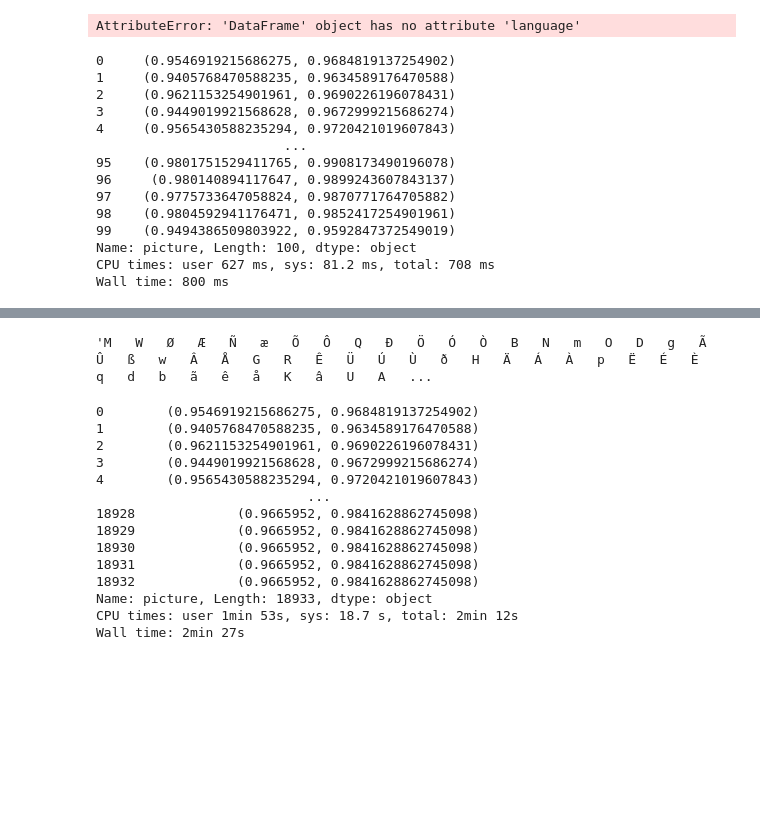
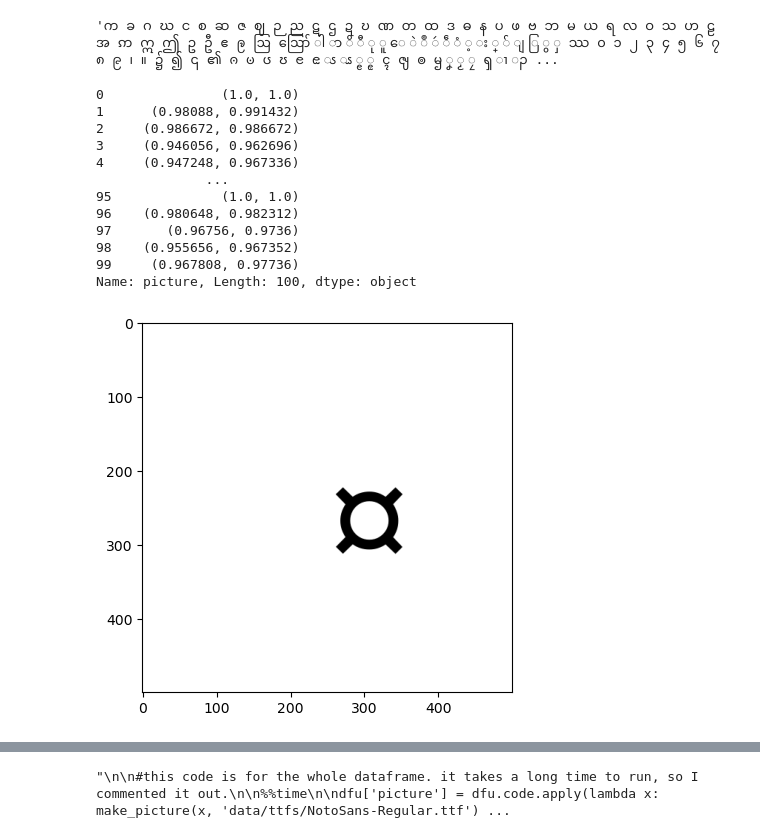
Before and after one commit to mccsandora/alphabet_complexity, a Jupyter notebook: mccullen/demo.ipynb, the cells around one changed output, grey strips where cells are left out. Drawn from its saved outputs; the diff is of its cells as text; code cells hidden in the pictures; blank space fills up the shorter version.

```diff
--- a/mccullen/demo.ipynb
+++ b/mccullen/demo.ipynb
@@ -13,3 +9,5 @@ from scipy.ndimage import maximum_filter
 # %%
-dfu = make_dfu()
+df_unicode = create_df_unicode()
+
+df_unicode
 # %% [output]
@@ -36,4 +27,4 @@ Final df has 18933 characters from 102 different scripts.
 # %%
-#dfu=df_unicode[df_unicode.code.apply(code_type)=='Writing Symbol'].reset_index(drop=True)
-#dfu['language'] = dfu.note.apply(get_language)
-#dfu.language.value_counts()
+dfu=df_unicode[df_unicode.code.apply(code_type)=='Writing Symbol'].reset_index(drop=True)
+dfu['language'] = dfu.note.apply(get_language)
+dfu.language.value_counts()
@@ -42,31 +46,36 @@ Final df has 18933 characters from 102 different scripts.
     #print(i)
     #print(' '.join([u(k) for k in dfu[dfu.language==i].code]))
 # %%
-#' '.join(dfu[dfu.language=='MYANMAR'].rep)
+' '.join(dfu[dfu.language=='MYANMAR'].rep)
 # %% [output]
-AttributeError: 'DataFrame' object has no attribute 'language'
+'က ခ ဂ ဃ င စ ဆ ဇ ဈ ဉ ည ဋ ဌ ဍ ဎ ဏ တ ထ ဒ ဓ န ပ ဖ ဗ ဘ မ ယ ရ လ ဝ သ ဟ ဠ အ ဢ ဣ ဤ ဥ ဦ ဧ ဨ ဩ ဪ ါ ာ ိ ီ ု ူ ေ ဲ ဳ ဴ ဵ ံ ့ း ္ ် ျ ြ ွ ှ ဿ ၀ ၁ ၂ ၃ ၄ ၅ ၆ ၇ ၈ ၉ ၊ ။ ၌ ၍ ၎ ၏ ၐ ၑ ၒ ၓ ၔ ၕ ၖ ၗ ၘ ၙ ၚ ၛ ၜ ၝ ၞ ၟ ၠ ၡ ၢ ၣ ...
 # %%
 %%time
 
 #this code prints the symmetry ratios(left-to-right, top-to-bottom) for the first 100 characters in the dfu df, and the 100th character's pic
 
 sub_df = dfu.head(100).copy()
 sub_df['picture'] = sub_df.code.apply(lambda x: make_picture(x, 'data/ttfs/NotoSans-Regular.ttf'))
 
 symmetry = sub_df.picture.apply(check_symmetry)
 print(symmetry)
+
+if len(sub_df) > 99:
+    plt.imshow(sub_df.iloc[99].picture, cmap='gray')
+    plt.show()
+else:
+    print('invalid index')
 # %% [output]
-0     (0.9546919215686275, 0.9684819137254902)
-1     (0.9405768470588235, 0.9634589176470588)
-2     (0.9621153254901961, 0.9690226196078431)
-3     (0.9449019921568628, 0.9672999215686274)
-4     (0.9565430588235294, 0.9720421019607843)
-                        ...
-95    (0.9801751529411765, 0.9908173490196078)
-96     (0.980140894117647, 0.9899243607843137)
-97    (0.9775733647058824, 0.9870771764705882)
-98    (0.9804592941176471, 0.9852417254901961)
-99    (0.9494386509803922, 0.9592847372549019)
+0               (1.0, 1.0)
+1      (0.98088, 0.991432)
+2     (0.986672, 0.986672)
+3     (0.946056, 0.962696)
+4     (0.947248, 0.967336)
+              ...
+95              (1.0, 1.0)
+96    (0.980648, 0.982312)
+97       (0.96756, 0.9736)
+98    (0.955656, 0.967352)
+99     (0.967808, 0.97736)
 Name: picture, Length: 100, dtype: object
-CPU times: user 627 ms, sys: 81.2 ms, total: 708 ms
-Wall time: 800 ms
+[figure, added]
@@ -73,30 +84,21 @@ Wall time: 800 ms
-# %%
-sub_df['pixel_count_complexity'] = sub_df.picture.apply(pixel_count_complexity)
-
-'   '.join(sub_df.sort_values('pixel_count_complexity', ascending=True).rep.iloc[:100].values)
-# %% [output]
-'M   W   Ø   Æ   Ñ   æ   Õ   Ô   Q   Ð   Ö   Ó   Ò   B   N   m   O   D   g   Ã   Û   ß   w   Â   Å   G   R   Ê   Ü   Ú   Ù   ð   H   Ä   Á   À   p   Ë   É   È   q   d   b   ã   ê   å   K   â   U   A   ...
 # %%
+"""
+
+#this code is for the whole dataframe. it takes a long time to run, so I commented it out.
+
 %%time
-#this code checks the symmetry ratios for the whole dataframe, and prints the picture of the 2280th character in the df
 
 dfu['picture'] = dfu.code.apply(lambda x: make_picture(x, 'data/ttfs/NotoSans-Regular.ttf'))
 
 
 symmetry = dfu.picture.apply(check_symmetry)
 print(symmetry)
+if len(dfu)>0:
+
+    plt.imshow(dfu.iloc[0].picture, cmap='gray')
+    plt.show()
+else:
+    print('invalid index')
+"""
 # %% [output]
-0        (0.9546919215686275, 0.9684819137254902)
-1        (0.9405768470588235, 0.9634589176470588)
-2        (0.9621153254901961, 0.9690226196078431)
-3        (0.9449019921568628, 0.9672999215686274)
-4        (0.9565430588235294, 0.9720421019607843)
-                           ...
-18928             (0.9665952, 0.9841628862745098)
-18929             (0.9665952, 0.9841628862745098)
-18930             (0.9665952, 0.9841628862745098)
-18931             (0.9665952, 0.9841628862745098)
-18932             (0.9665952, 0.9841628862745098)
-Name: picture, Length: 18933, dtype: object
-CPU times: user 1min 53s, sys: 18.7 s, total: 2min 12s
-Wall time: 2min 27s
+"\n\n#this code is for the whole dataframe. it takes a long time to run, so I commented it out.\n\n%%time\n\ndfu['picture'] = dfu.code.apply(lambda x: make_picture(x, 'data/ttfs/NotoSans-Regular.ttf') ...
```
Also changed, not shown: parts of 11 cells of this notebook, 1 other file.
